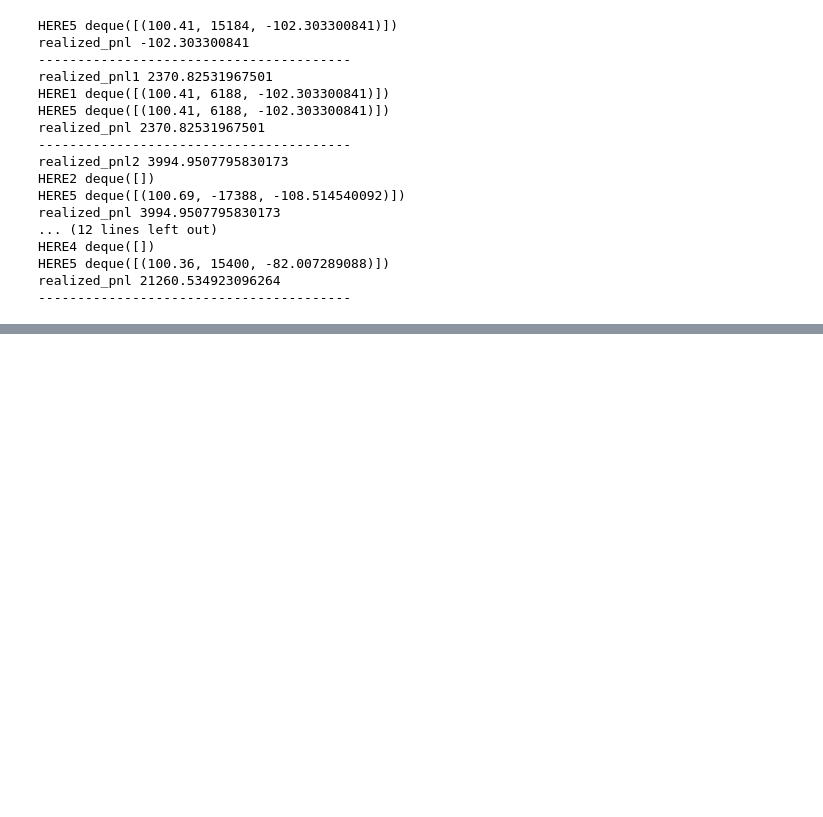
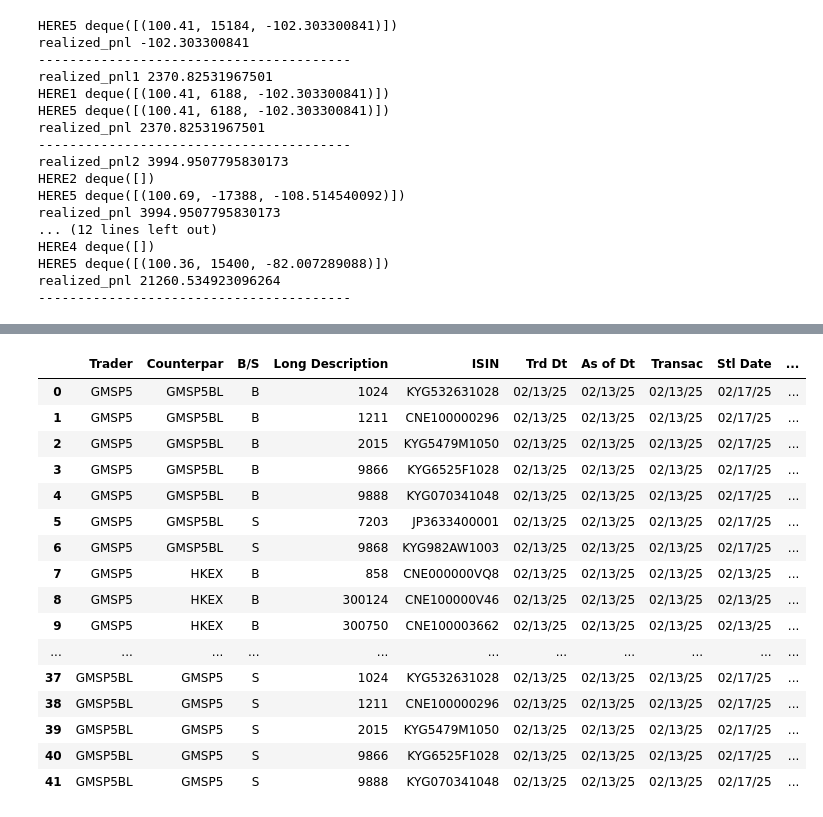
Before and after one commit to MudanChen2025/Quant, a Jupyter notebook: pnl_calculation_V2.ipynb, the cells around one changed output, grey strips where cells are left out. Cells and saved outputs as stored; diff of their text form; code cells hidden in the pictures; blank space fills up the shorter version.

```diff
--- a/pnl_calculation_V2.ipynb
+++ b/pnl_calculation_V2.ipynb
@@ -262,0 +283,4 @@ with open('pnl.csv', 'w', newline='') as file:
+# %%
+def traditional_round(num, n):
+    multiplier = 10 ** n
+    return int(num * multiplier + 0.5) / multiplier
@@ -262,0 +322,7 @@ with open('pnl.csv', 'w', newline='') as file:
+# %%
+file_path = 'toms_trade_blotter_20250213.txt'
+df = read_txt_to_dataframe(file_path)
+df.columns
+# count distinct values in each column
+# TKT # is the primary key
+# Execution Order Identifier is mather order id, if the same, then should merge
@@ -262,0 +336,5 @@ with open('pnl.csv', 'w', newline='') as file:
+# %%
+# read fee mapping, the excel have multiple sheets
+df_fee = pd.read_excel('SG Fee and Comm.xlsx', sheet_name="Fee")
+df_commission = pd.read_excel('SG Fee and Comm.xlsx', sheet_name="Commission")
+#df_fee.head()
@@ -262,0 +343,69 @@ with open('pnl.csv', 'w', newline='') as file:
+# %%
+# groupby blotter to mather order based on Execution Order Identifier
+df_mother = df.groupby(['Trader','Counterpar','B/S','Long Description','ISIN','Trd Dt','As of Dt','Transac','Stl Date','Crcy','Execution Order Identifier']).agg({'Principal':'sum','Amount':'sum'}).reset_index()
+df_mother["Average Price"] = (df_mother['Principal']/df_mother['Amount']).apply(lambda x: traditional_round(x, 4))
+df_mother["Gross Amount"] = df_mother['Amount'] * df_mother['Average Price']
+df_mother.loc[df_mother['Crcy'] == 'JP', 'Gross Amount'] = df_mother[df_mother['Crcy'] == 'JP']['Gross Amount'].apply(lambda x: traditional_round(x, 0))
+# calculate commission
+df_mother = df_mother.merge(df_commission,left_on=['Counterpar','Crcy'], right_on=['Counterparty','CURRENCY'],how='left')
+df_mother = df_mother.rename(columns={'Counterparty':'CM_Counterparty','CURRENCY':'CM_Currency','FEE_CHARGE':'CM_fee','Min':'CM_min'})
+df_mother['CM_fee'] = df_mother['CM_fee'].fillna(0)
+df_mother['Commission'] = df_mother['CM_fee'] * df_mother['Gross Amount']
+df_mother.loc[df_mother['Commission'] < df_mother['CM_min'], 'Commission'] = df_mother['CM_min']
+df_mother.drop(columns=['CM_Counterparty','CM_Currency','CM_fee','CM_min'], inplace=True)
+df_mother['Commission'] = np.where(df_mother['Crcy'] == 'JPY',
+                                   df_mother['Commission'].apply(lambda x: traditional_round(x, 0)),
+                                   df_mother['Commission'].apply(lambda x: traditional_round(x, 2)))
+# calculate all fee
+df_mother['Sec Fee'] = 0
+df_mother['Stamp Duty'] = 0
+df_mother['Transaction Levy'] = 0
+df_mother['Trading Fee'] = 0
+df_mother['AFRC Transaction Levy'] = 0
+for i, row in df_mother.iterrows():
+    currency = row['Crcy']
+    operation = row['B/S']
+    principle = row['Gross Amount']
+    df_fee_schema = df_fee[(df_fee['Currency'] == currency) & (df_fee['Operations'].str[:1] == operation)]
+    for index, fee_row in df_fee_schema.iterrows():
+        charge_name = fee_row['Charges Name']
+        charge_percentage = fee_row['Value']
+        charge_round_method = fee_row['Round Method']
+        charge_decimal = fee_row['Decimal']
+        charge_min = fee_row['Maximum Charges']
+        cost = principle * charge_percentage * 0.01
+        if charge_round_method == 'Round Up':
+            multiplier = 10 ** charge_decimal
+            cost = math.ceil(cost * multiplier) / multiplier
+        else:
+            cost = traditional_round(cost, 2)
+        if cost < charge_min:
+            cost = charge_min
+        df_mother.loc[i, charge_name] = cost
+df_mother
+# calculate final settlement amount
+def calculate_settlement_amount(row):
+    if row['B/S'] == "B":
+        return row['Gross Amount'] + row['Commission'] + row['Sec Fee'] + row['Stamp Duty'] + row['Transaction Levy'] + row['Trading Fee'] + row['AFRC Transaction Levy']
+    else:
+        return row['Gross Amount'] - row['Commission'] - row['Sec Fee'] - row['Stamp Duty'] - row['Transaction Levy'] - row['Trading Fee'] - row['AFRC Transaction Levy']
+df_mother['Settlement Amount'] = df_mother.apply(calculate_settlement_amount, axis=1)
+df_mother
+# %% [output]
+|  | Trader | Counterpar | B/S | Long Description | ISIN | Trd Dt | As of Dt | Transac | Stl Date | ... |
+| 0 | GMSP5 | GMSP5BL | B | 1024 | KYG532631028 | 02/13/25 | 02/13/25 | 02/13/25 | 02/17/25 | ... |
+| 1 | GMSP5 | GMSP5BL | B | 1211 | CNE100000296 | 02/13/25 | 02/13/25 | 02/13/25 | 02/17/25 | ... |
+| 2 | GMSP5 | GMSP5BL | B | 2015 | KYG5479M1050 | 02/13/25 | 02/13/25 | 02/13/25 | 02/17/25 | ... |
+| 3 | GMSP5 | GMSP5BL | B | 9866 | KYG6525F1028 | 02/13/25 | 02/13/25 | 02/13/25 | 02/17/25 | ... |
+| 4 | GMSP5 | GMSP5BL | B | 9888 | KYG070341048 | 02/13/25 | 02/13/25 | 02/13/25 | 02/17/25 | ... |
+| 5 | GMSP5 | GMSP5BL | S | 7203 | JP3633400001 | 02/13/25 | 02/13/25 | 02/13/25 | 02/17/25 | ... |
+| 6 | GMSP5 | GMSP5BL | S | 9868 | KYG982AW1003 | 02/13/25 | 02/13/25 | 02/13/25 | 02/17/25 | ... |
+| 7 | GMSP5 | HKEX | B | 858 | CNE000000VQ8 | 02/13/25 | 02/13/25 | 02/13/25 | 02/13/25 | ... |
+| 8 | GMSP5 | HKEX | B | 300124 | CNE100000V46 | 02/13/25 | 02/13/25 | 02/13/25 | 02/13/25 | ... |
+| 9 | GMSP5 | HKEX | B | 300750 | CNE100003662 | 02/13/25 | 02/13/25 | 02/13/25 | 02/13/25 | ... |
+| ... | ... | ... | ... | ... | ... | ... | ... | ... | ... | ... |
+| 37 | GMSP5BL | GMSP5 | S | 1024 | KYG532631028 | 02/13/25 | 02/13/25 | 02/13/25 | 02/17/25 | ... |
+| 38 | GMSP5BL | GMSP5 | S | 1211 | CNE100000296 | 02/13/25 | 02/13/25 | 02/13/25 | 02/17/25 | ... |
+| 39 | GMSP5BL | GMSP5 | S | 2015 | KYG5479M1050 | 02/13/25 | 02/13/25 | 02/13/25 | 02/17/25 | ... |
+| 40 | GMSP5BL | GMSP5 | S | 9866 | KYG6525F1028 | 02/13/25 | 02/13/25 | 02/13/25 | 02/17/25 | ... |
+| 41 | GMSP5BL | GMSP5 | S | 9888 | KYG070341048 | 02/13/25 | 02/13/25 | 02/13/25 | 02/17/25 | ... |
```
Also changed, not shown: parts of 16 cells of this notebook, 8 other files.
